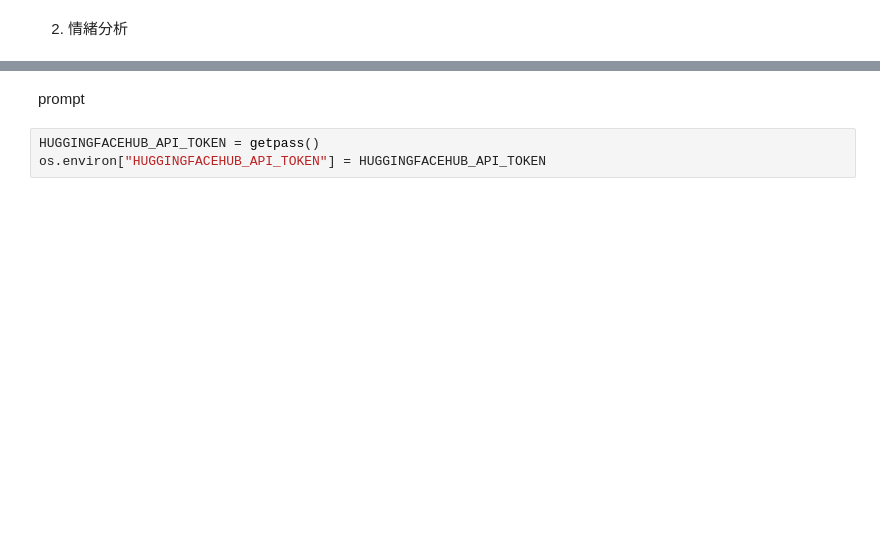
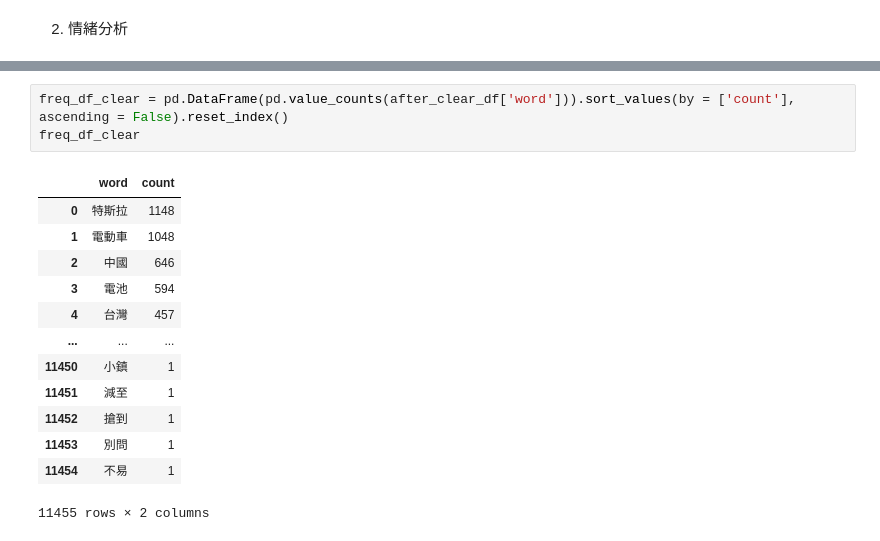
Before and after one commit to weiyu9805/SMA_project, a Jupyter notebook: 林冠杰/林冠杰.ipynb, the cells around one changed output, grey strips where cells are left out. Saved outputs shown, nothing was run; the diff lists cells and outputs as text; blank space fills up the shorter version.

```diff
--- a/林冠杰/林冠杰.ipynb
+++ b/林冠杰/林冠杰.ipynb
@@ -685,5 +416,17 @@ Text(0.5, 1.0, '負向情緒總數')
-# %% [markdown]
-prompt
-# %%
-HUGGINGFACEHUB_API_TOKEN = getpass()
-os.environ["HUGGINGFACEHUB_API_TOKEN"] = HUGGINGFACEHUB_API_TOKEN
+# %%
+freq_df_clear = pd.DataFrame(pd.value_counts(after_clear_df['word'])).sort_values(by = ['count'], ascending = False).reset_index()
+freq_df_clear
+# %% [output]
+|  | word | count |
+| 0 | 特斯拉 | 1148 |
+| 1 | 電動車 | 1048 |
+| 2 | 中國 | 646 |
+| 3 | 電池 | 594 |
+| 4 | 台灣 | 457 |
+| ... | ... | ... |
+| 11450 | 小鎮 | 1 |
+| 11451 | 減至 | 1 |
+| 11452 | 搶到 | 1 |
+| 11453 | 別問 | 1 |
+| 11454 | 不易 | 1 |
+11455 rows × 2 columns
```
Also changed, not shown: parts of 24 cells of this notebook, 4 other files.
